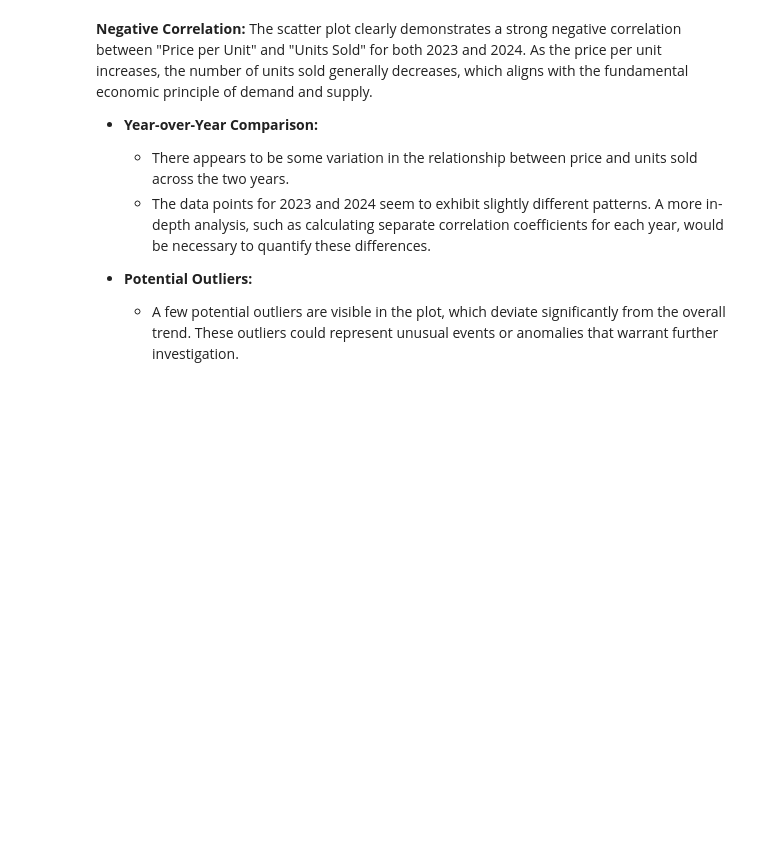
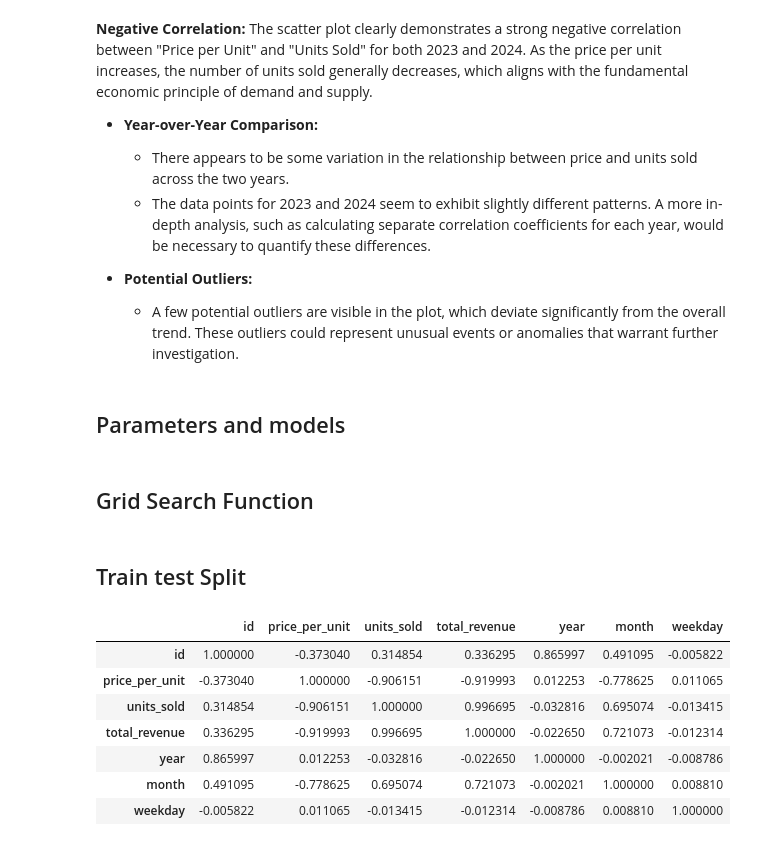
Before and after one commit to codeslashSagnik/Sales_Insights, a Jupyter notebook: sales_insights/analysis/notebooks/modelling..ipynb, the cells around one changed output. Cells and saved outputs as stored; diff of their text form; code cells hidden in the pictures; blank space fills up the shorter version.

Commit message:
Models added

```diff
--- a/sales_insights/analysis/notebooks/modelling..ipynb
+++ b/sales_insights/analysis/notebooks/modelling..ipynb
@@ -73,3 +81,5 @@ memory usage: 40.4 KB
 
 * **Potential Outliers:**
     * A few potential outliers are visible in the plot, which deviate significantly from the overall trend. These outliers could represent unusual events or anomalies that warrant further investigation.
+# %% [markdown]
+## Parameters and models
@@ -75,0 +107,2 @@ memory usage: 40.4 KB
+# %% [markdown]
+## Grid Search Function
@@ -75,0 +126,13 @@ memory usage: 40.4 KB
+# %% [markdown]
+## Train test Split
+# %%
+df.corr()
+# %% [output]
+|  | id | price_per_unit | units_sold | total_revenue | year | month | weekday |
+| id | 1.000000 | -0.373040 | 0.314854 | 0.336295 | 0.865997 | 0.491095 | -0.005822 |
+| price_per_unit | -0.373040 | 1.000000 | -0.906151 | -0.919993 | 0.012253 | -0.778625 | 0.011065 |
+| units_sold | 0.314854 | -0.906151 | 1.000000 | 0.996695 | -0.032816 | 0.695074 | -0.013415 |
+| total_revenue | 0.336295 | -0.919993 | 0.996695 | 1.000000 | -0.022650 | 0.721073 | -0.012314 |
+| year | 0.865997 | 0.012253 | -0.032816 | -0.022650 | 1.000000 | -0.002021 | -0.008786 |
+| month | 0.491095 | -0.778625 | 0.695074 | 0.721073 | -0.002021 | 1.000000 | 0.008810 |
+| weekday | -0.005822 | 0.011065 | -0.013415 | -0.012314 | -0.008786 | 0.008810 | 1.000000 |
```
Also changed, not shown: parts of 11 cells of this notebook, 11 other files.
